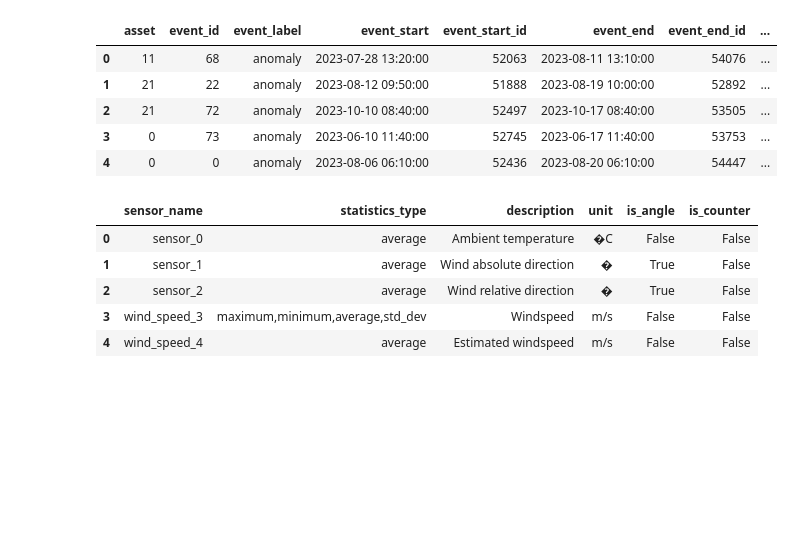
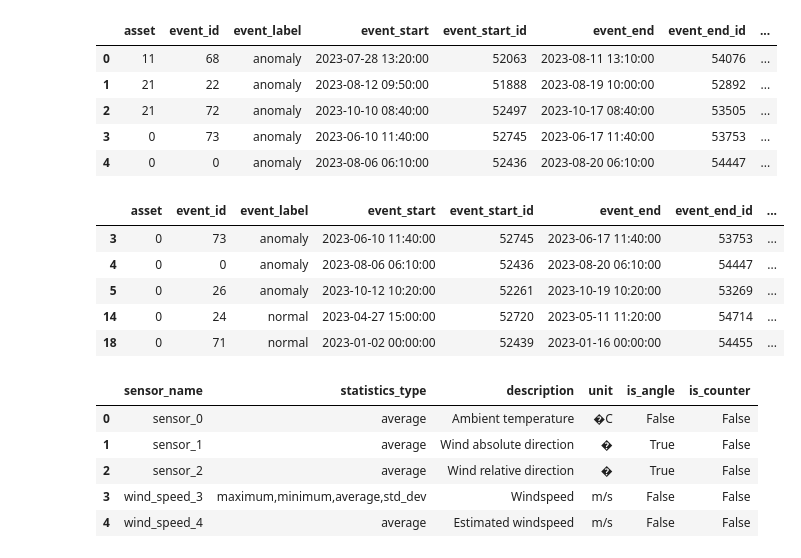
Before and after one commit to HamidrezaMirzaeian/FaultDetectionRZH, a Jupyter notebook: RZH.ipynb, the cells around one changed output. Cells and saved outputs as stored; diff of their text form; code cells hidden in the pictures; blank space fills up the shorter version.

```diff
--- a/RZH.ipynb
+++ b/RZH.ipynb
@@ -30,6 +30,16 @@ event_info.head()
 | 2 | 21 | 72 | anomaly | 2023-10-10 08:40:00 | 52497 | 2023-10-17 08:40:00 | 53505 | ... |
 | 3 | 0 | 73 | anomaly | 2023-06-10 11:40:00 | 52745 | 2023-06-17 11:40:00 | 53753 | ... |
 | 4 | 0 | 0 | anomaly | 2023-08-06 06:10:00 | 52436 | 2023-08-20 06:10:00 | 54447 | ... |
+# %%
+event_info_filtered = event_info[event_info['asset'] == 0]
+event_info_filtered.head()
+# %% [output]
+|  | asset | event_id | event_label | event_start | event_start_id | event_end | event_end_id | ... |
+| 3 | 0 | 73 | anomaly | 2023-06-10 11:40:00 | 52745 | 2023-06-17 11:40:00 | 53753 | ... |
+| 4 | 0 | 0 | anomaly | 2023-08-06 06:10:00 | 52436 | 2023-08-20 06:10:00 | 54447 | ... |
+| 5 | 0 | 26 | anomaly | 2023-10-12 10:20:00 | 52261 | 2023-10-19 10:20:00 | 53269 | ... |
+| 14 | 0 | 24 | normal | 2023-04-27 15:00:00 | 52720 | 2023-05-11 11:20:00 | 54714 | ... |
+| 18 | 0 | 71 | normal | 2023-01-02 00:00:00 | 52439 | 2023-01-16 00:00:00 | 54455 | ... |
 # %%
 feature_description.head()
 # %% [output]
```
Also changed, not shown: parts of 3 cells of this notebook.
